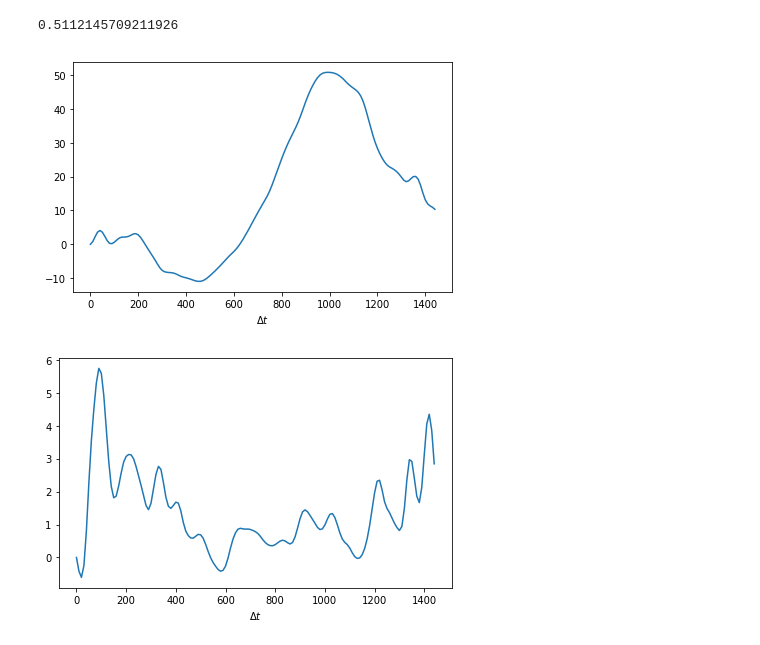
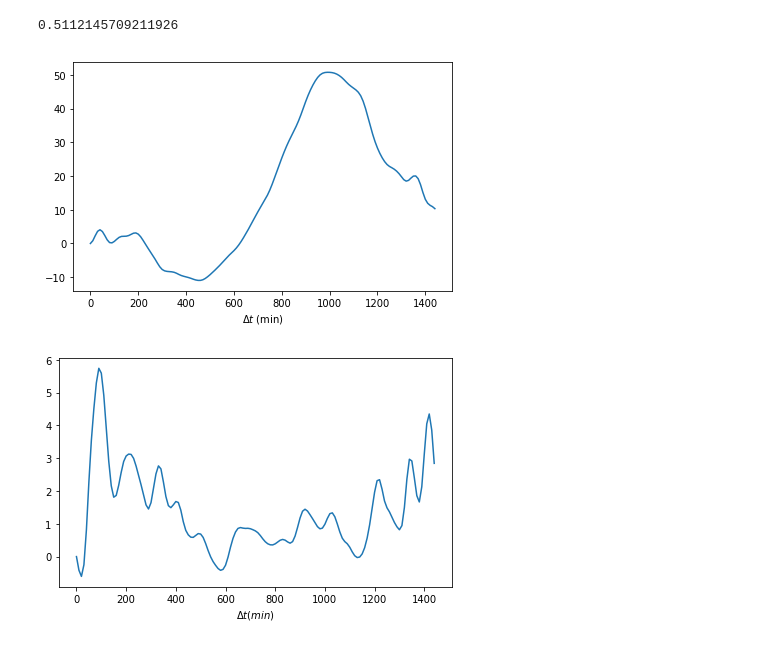
Before and after one commit to retiarus/correlation_vtec_s4, a Jupyter notebook: 06_analise_fin_dif_vtec.ipynb, the cells around one changed output. Saved outputs shown, nothing was run; the diff lists cells and outputs as text; code cells hidden in the pictures.

Commit message:
add UT label and measure unit to the plots

```diff
--- a/06_analise_fin_dif_vtec.ipynb
+++ b/06_analise_fin_dif_vtec.ipynb
@@ -60,27 +60,27 @@ gvtec_bsa = vtec - vtec_bsa
 # %%
 df = pd.DataFrame(index=vtec.index.values)
 list_df = []
 
 for i in range(0, 145):
     vtec_lag = vtec.shift(i)
     vtec_dt = vtec - vtec_lag
     df['vtec_' + str(i)] = vtec_dt.values
     list_df.append(10*i)
 
 array_df = np.array(list_df)
 df = df.dropna()
 
 df.head()
 
 array_y = df.loc['2013/12/14 00:00:00'].values
 #fig = plt.figure(figsize=(18, 8));
 #ax = fig.add_axes([0., 0., 1., 1.])
-plt.xlabel(r'$\Delta{t}$')
+plt.xlabel(r'$\Delta{t}$ (min)')
 plt.plot(array_df, array_y)
 plt.tight_layout()
 plt.savefig('./images/fin_dif_vtec.eps', format='eps', dpi=1000)
 # %% [output]
-[figure, old version]
+[figure, new version]
 # %%
 df_gvtec_pi = pd.DataFrame(index=gvtec_pi.index.values)
 list_df = []
@@ -99,9 +99,9 @@ df_gvtec_pi.head()
 array_y = df_gvtec_pi.loc['2013/12/14 00:00:00'].values
 #fig = plt.figure(figsize=(18, 8));
 #ax = fig.add_axes([0., 0., 1., 1.])
-plt.xlabel(r'$\Delta{t}$')
+plt.xlabel(r'$\Delta{t} (min)$')
 plt.plot(array_df, array_y)
 plt.tight_layout()
 plt.savefig('./images/fin_dif_gvtec1.eps', format='eps', dpi=1000)
 # %% [output]
-[figure, old version]
+[figure, new version]
```
Also changed, not shown: parts of 3 cells of this notebook, 3 other files.
